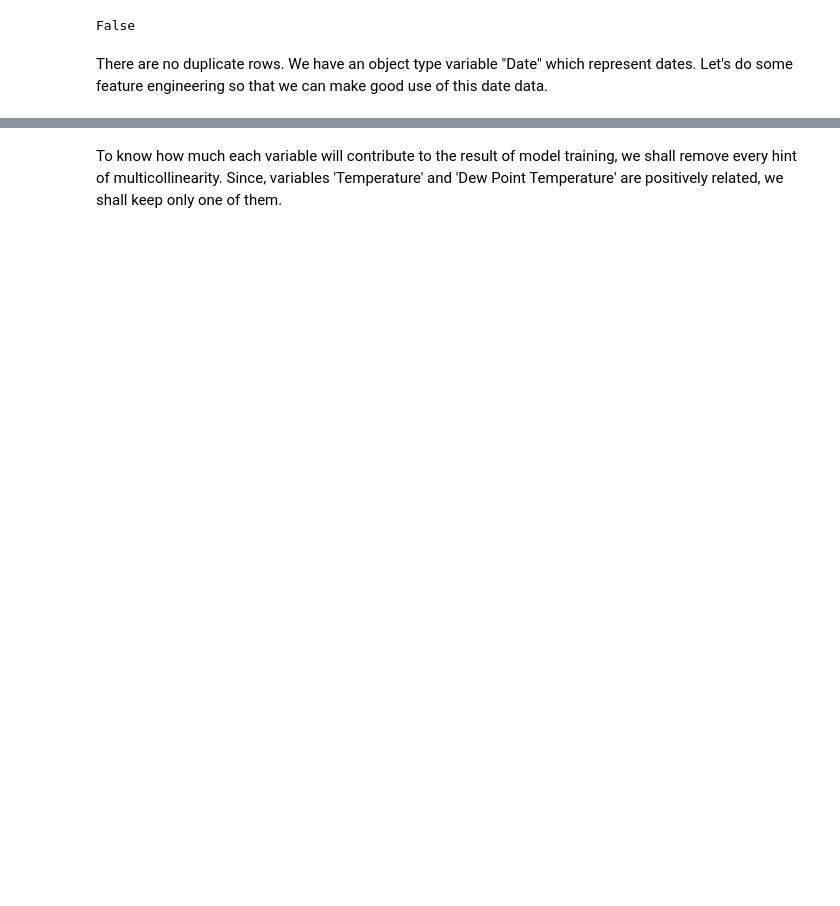
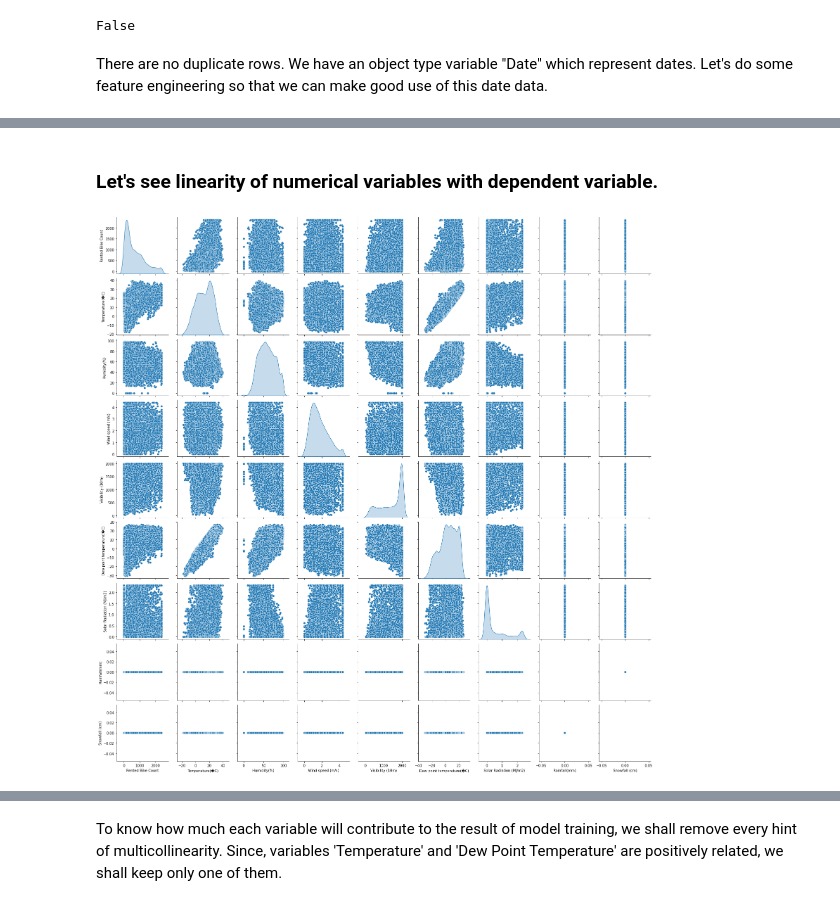
Before and after one commit to ankitrai777/Bike-Sharing-Demand-Prediction-, a Jupyter notebook: Bike Sharing Demand Prediction - Capstone Project.ipynb, the cells around one changed output, grey strips where cells are left out. Drawn from its saved outputs; the diff is of its cells as text; code cells hidden in the pictures; blank space fills up the shorter version.

```diff
--- a/Bike Sharing Demand Prediction - Capstone Project.ipynb
+++ b/Bike Sharing Demand Prediction - Capstone Project.ipynb
@@ -233,0 +250,2 @@ plt.show()
+# %% [markdown]
+### Let's see linearity of numerical variables with dependent variable.
@@ -234,3 +261,10 @@ plt.show()
+# %%
+# Displaying Pairplot:
+
+sns.pairplot(num_df, diag_kind='kde')
+plt.show()
+# %% [output]
+[figure, added]
 # %%
 # Checking for linearity with dependent variable
 
```
Also changed, not shown: parts of 74 cells of this notebook.
